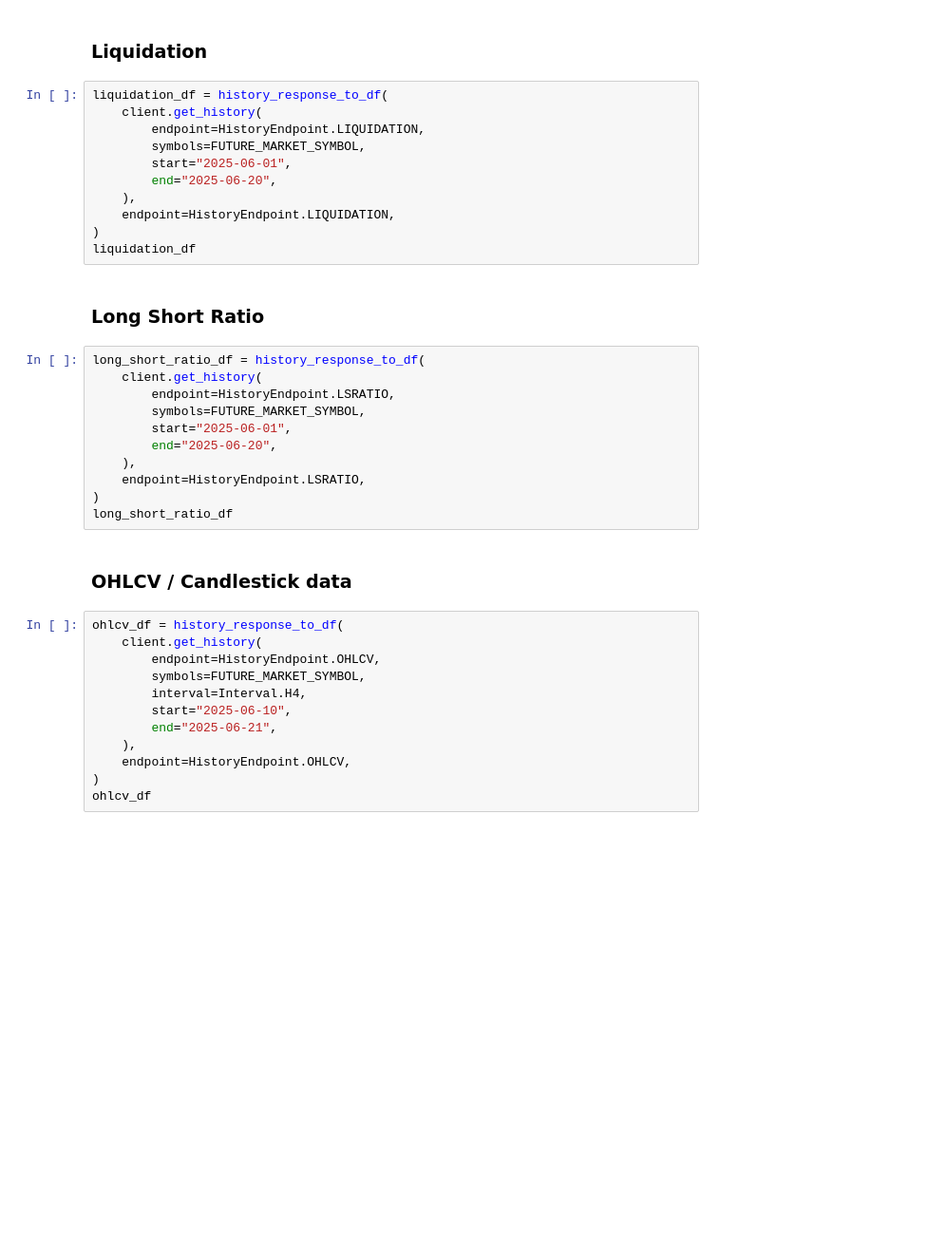
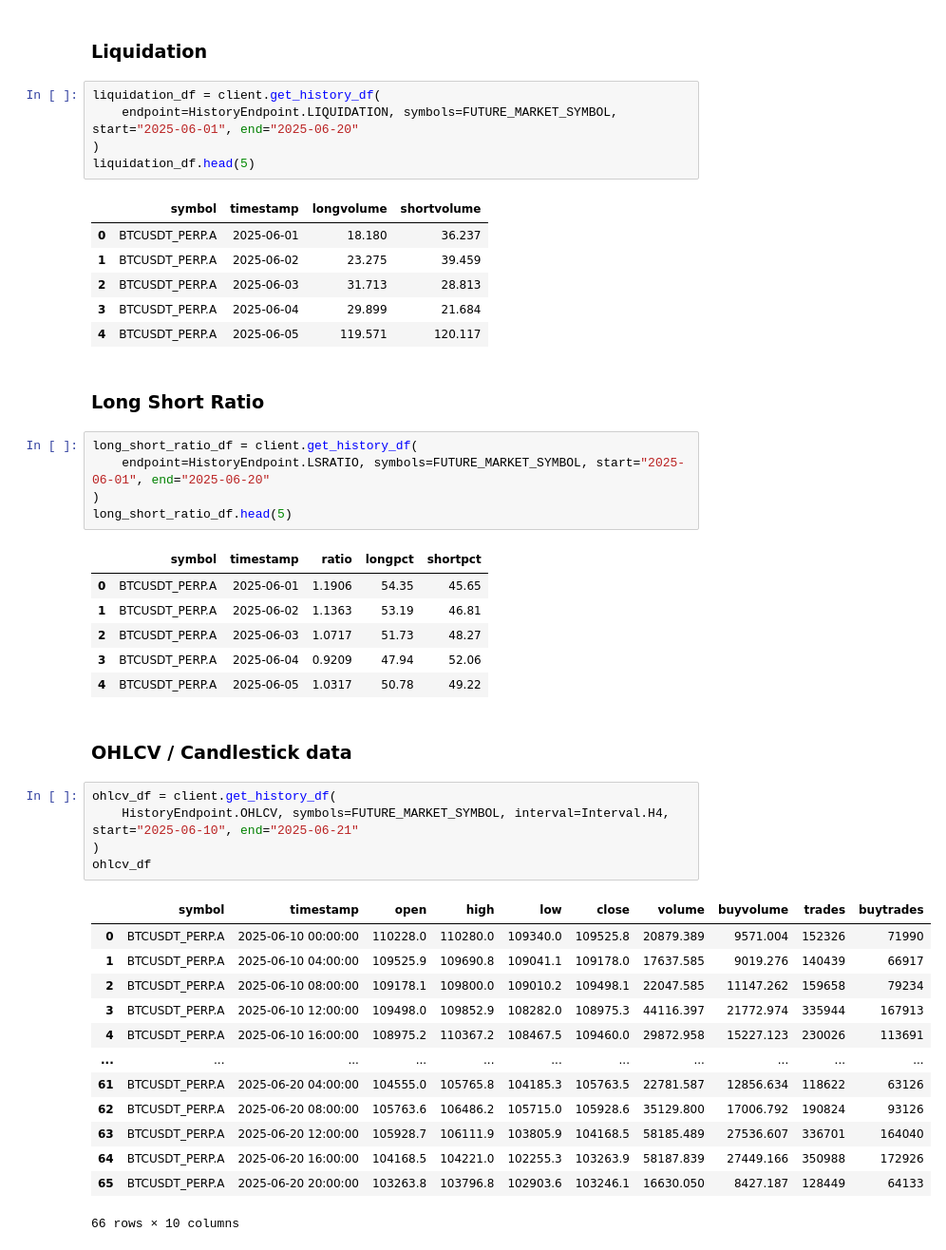
Before and after one commit to RodneyPerhaps/coinalyze, a Jupyter notebook: examples/coinalyze_client.ipynb, the cells around one changed output. Shown at 95% size. Drawn from its saved outputs; the diff is of its cells as text; blank space fills up the shorter version.

```diff
--- a/examples/coinalyze_client.ipynb
+++ b/examples/coinalyze_client.ipynb
@@ -90,40 +120,49 @@ predicted_funding_rate_df
 # %% [markdown]
 ### Liquidation
 # %%
-liquidation_df = history_response_to_df(
-    client.get_history(
-        endpoint=HistoryEndpoint.LIQUIDATION,
-        symbols=FUTURE_MARKET_SYMBOL,
-        start="2025-06-01",
-        end="2025-06-20",
-    ),
-    endpoint=HistoryEndpoint.LIQUIDATION,
+liquidation_df = client.get_history_df(
+    endpoint=HistoryEndpoint.LIQUIDATION, symbols=FUTURE_MARKET_SYMBOL, start="2025-06-01", end="2025-06-20"
 )
-liquidation_df
+liquidation_df.head(5)
+# %% [output]
+|  | symbol | timestamp | longvolume | shortvolume |
+| 0 | BTCUSDT_PERP.A | 2025-06-01 | 18.180 | 36.237 |
+| 1 | BTCUSDT_PERP.A | 2025-06-02 | 23.275 | 39.459 |
+| 2 | BTCUSDT_PERP.A | 2025-06-03 | 31.713 | 28.813 |
+| 3 | BTCUSDT_PERP.A | 2025-06-04 | 29.899 | 21.684 |
+| 4 | BTCUSDT_PERP.A | 2025-06-05 | 119.571 | 120.117 |
 # %% [markdown]
 ### Long Short Ratio
 # %%
-long_short_ratio_df = history_response_to_df(
-    client.get_history(
-        endpoint=HistoryEndpoint.LSRATIO,
-        symbols=FUTURE_MARKET_SYMBOL,
-        start="2025-06-01",
-        end="2025-06-20",
-    ),
-    endpoint=HistoryEndpoint.LSRATIO,
+long_short_ratio_df = client.get_history_df(
+    endpoint=HistoryEndpoint.LSRATIO, symbols=FUTURE_MARKET_SYMBOL, start="2025-06-01", end="2025-06-20"
 )
-long_short_ratio_df
+long_short_ratio_df.head(5)
+# %% [output]
+|  | symbol | timestamp | ratio | longpct | shortpct |
+| 0 | BTCUSDT_PERP.A | 2025-06-01 | 1.1906 | 54.35 | 45.65 |
+| 1 | BTCUSDT_PERP.A | 2025-06-02 | 1.1363 | 53.19 | 46.81 |
+| 2 | BTCUSDT_PERP.A | 2025-06-03 | 1.0717 | 51.73 | 48.27 |
+| 3 | BTCUSDT_PERP.A | 2025-06-04 | 0.9209 | 47.94 | 52.06 |
+| 4 | BTCUSDT_PERP.A | 2025-06-05 | 1.0317 | 50.78 | 49.22 |
 # %% [markdown]
 ### OHLCV / Candlestick data
 # %%
-ohlcv_df = history_response_to_df(
-    client.get_history(
-        endpoint=HistoryEndpoint.OHLCV,
-        symbols=FUTURE_MARKET_SYMBOL,
-        interval=Interval.H4,
-        start="2025-06-10",
-        end="2025-06-21",
-    ),
-    endpoint=HistoryEndpoint.OHLCV,
+ohlcv_df = client.get_history_df(
+    HistoryEndpoint.OHLCV, symbols=FUTURE_MARKET_SYMBOL, interval=Interval.H4, start="2025-06-10", end="2025-06-21"
 )
 ohlcv_df
+# %% [output]
+|  | symbol | timestamp | open | high | low | close | volume | buyvolume | trades | buytrades |
+| 0 | BTCUSDT_PERP.A | 2025-06-10 00:00:00 | 110228.0 | 110280.0 | 109340.0 | 109525.8 | 20879.389 | 9571.004 | 152326 | 71990 |
+| 1 | BTCUSDT_PERP.A | 2025-06-10 04:00:00 | 109525.9 | 109690.8 | 109041.1 | 109178.0 | 17637.585 | 9019.276 | 140439 | 66917 |
+| 2 | BTCUSDT_PERP.A | 2025-06-10 08:00:00 | 109178.1 | 109800.0 | 109010.2 | 109498.1 | 22047.585 | 11147.262 | 159658 | 79234 |
+| 3 | BTCUSDT_PERP.A | 2025-06-10 12:00:00 | 109498.0 | 109852.9 | 108282.0 | 108975.3 | 44116.397 | 21772.974 | 335944 | 167913 |
+| 4 | BTCUSDT_PERP.A | 2025-06-10 16:00:00 | 108975.2 | 110367.2 | 108467.5 | 109460.0 | 29872.958 | 15227.123 | 230026 | 113691 |
+| ... | ... | ... | ... | ... | ... | ... | ... | ... | ... | ... |
+| 61 | BTCUSDT_PERP.A | 2025-06-20 04:00:00 | 104555.0 | 105765.8 | 104185.3 | 105763.5 | 22781.587 | 12856.634 | 118622 | 63126 |
+| 62 | BTCUSDT_PERP.A | 2025-06-20 08:00:00 | 105763.6 | 106486.2 | 105715.0 | 105928.6 | 35129.800 | 17006.792 | 190824 | 93126 |
+| 63 | BTCUSDT_PERP.A | 2025-06-20 12:00:00 | 105928.7 | 106111.9 | 103805.9 | 104168.5 | 58185.489 | 27536.607 | 336701 | 164040 |
+| 64 | BTCUSDT_PERP.A | 2025-06-20 16:00:00 | 104168.5 | 104221.0 | 102255.3 | 103263.9 | 58187.839 | 27449.166 | 350988 | 172926 |
+| 65 | BTCUSDT_PERP.A | 2025-06-20 20:00:00 | 103263.8 | 103796.8 | 102903.6 | 103246.1 | 16630.050 | 8427.187 | 128449 | 64133 |
+66 rows × 10 columns
```
Also changed, not shown: parts of 9 cells of this notebook, 22 other files.
